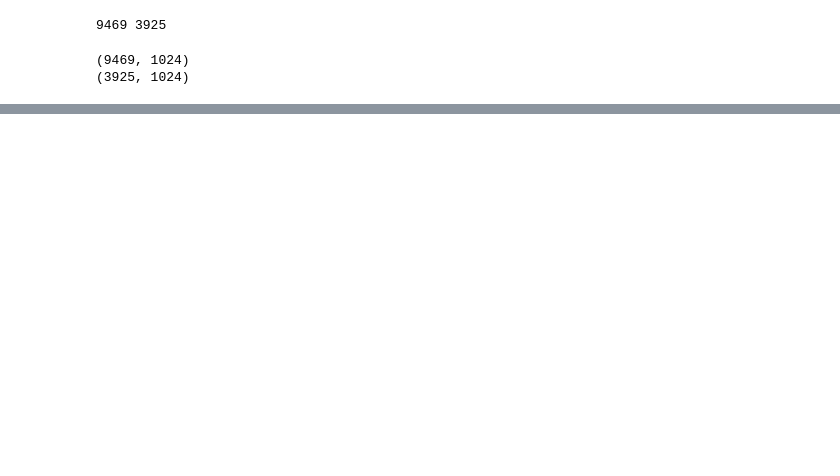
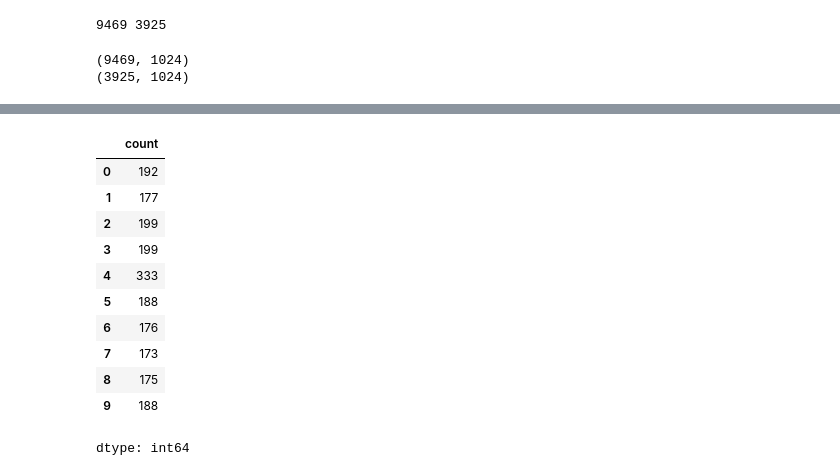
Before and after one commit to DaminikaDz/Data_Ranking_Training_Dynamics, a Jupyter notebook: src/colab.ipynb, the cells around one changed output, grey strips where cells are left out. Cells and saved outputs as stored; diff of their text form; code cells hidden in the pictures; blank space fills up the shorter version.

```diff
--- a/src/colab.ipynb
+++ b/src/colab.ipynb
@@ -124,0 +156,2 @@ np.save("val_labels.npy", val_labels)
+# %%
+data=torch.tensor(train_embeddings, device="cuda", dtype=torch.float32)
@@ -124,0 +160,28 @@ np.save("val_labels.npy", val_labels)
+# %%
+clusters = hkmg.hierarchical_kmeans_with_resampling(
+  data=torch.tensor(data, device="cuda", dtype=torch.float32),
+  n_clusters=[1000, 300, 100],
+  n_levels=3,
+  sample_sizes=[5, 3, 2],
+  verbose=True,
+)
+
+cl = HierarchicalCluster.from_dict(clusters)
+sampled_indices = hs.hierarchical_sampling(cl, target_size=2000)
+# %%
+subset_labels = train_labels[sampled_indices]
+
+pd.Series(subset_labels).value_counts().sort_index()
+# %% [output]
+|  | count |
+| 0 | 192 |
+| 1 | 177 |
+| 2 | 199 |
+| 3 | 199 |
+| 4 | 333 |
+| 5 | 188 |
+| 6 | 176 |
+| 7 | 173 |
+| 8 | 175 |
+| 9 | 188 |
+dtype: int64
```
Also changed, not shown: parts of 21 cells of this notebook.
